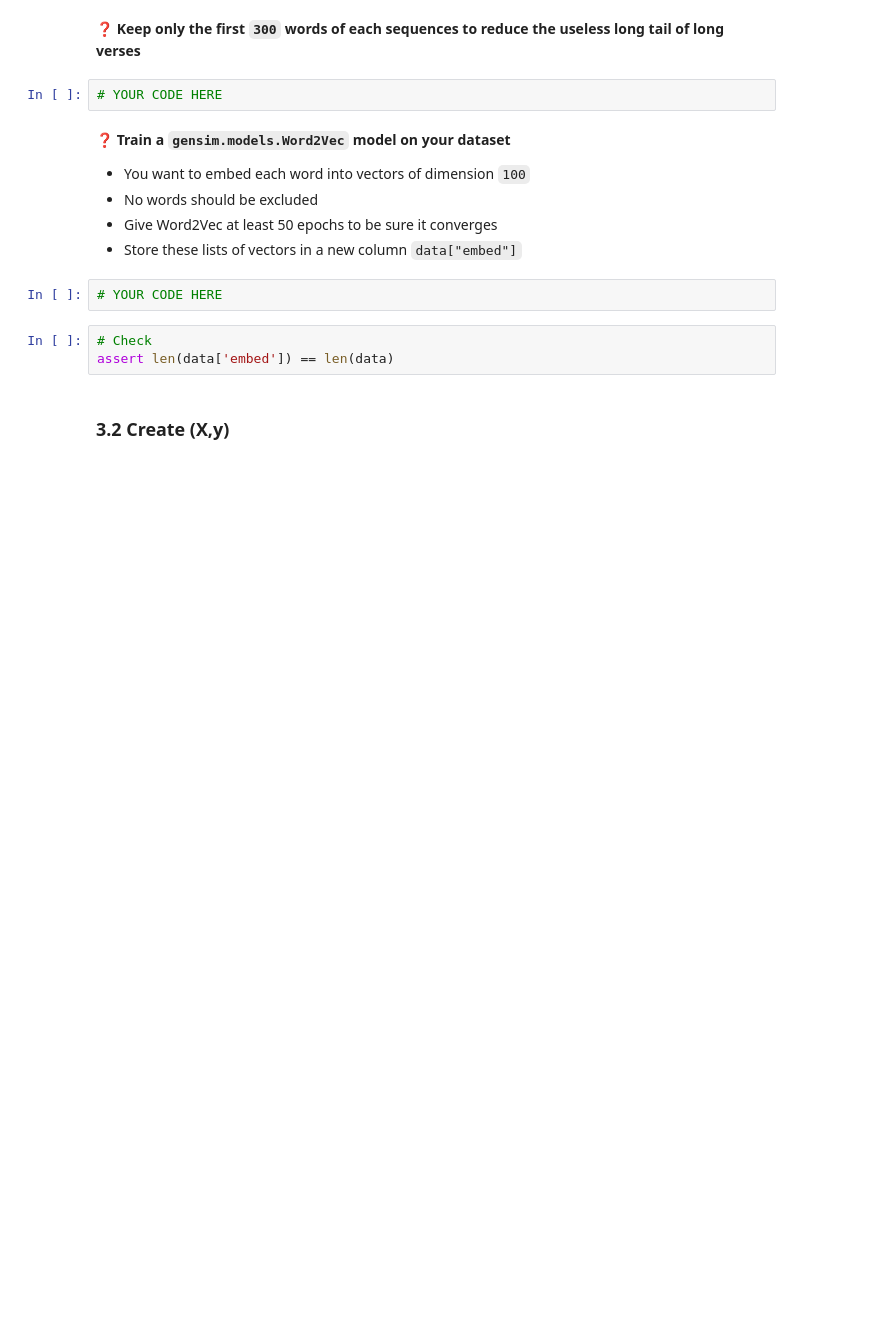
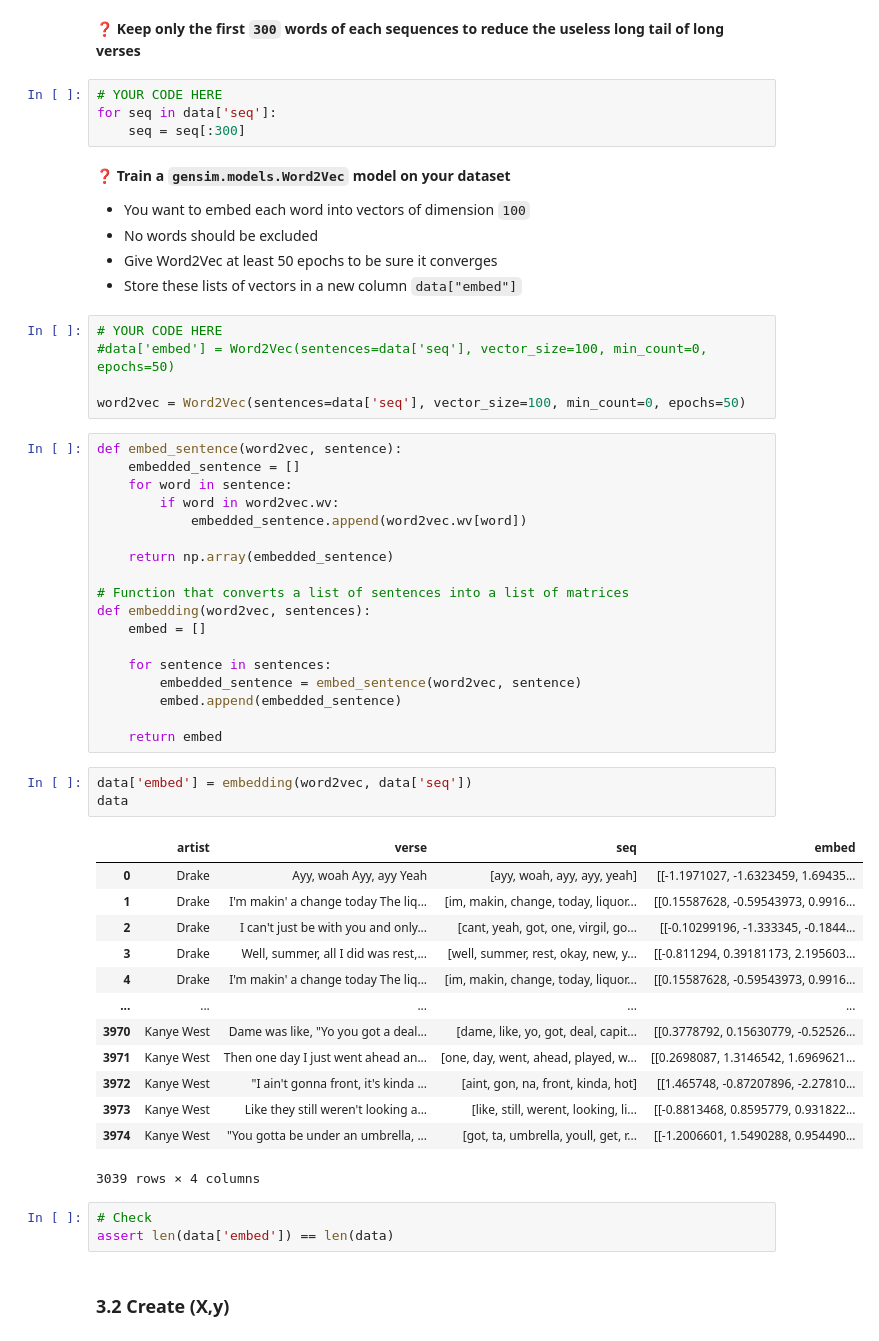
Before and after one commit to YohannD/data-certification-exam, a Jupyter notebook: recurrent_neural_network/lyrics_detector.ipynb, the cells around one changed output. Saved outputs shown, nothing was run; the diff lists cells and outputs as text; blank space fills up the shorter version.

Commit message:
done for today

```diff
--- a/recurrent_neural_network/lyrics_detector.ipynb
+++ b/recurrent_neural_network/lyrics_detector.ipynb
@@ -113,14 +270,54 @@ We now need to think about embedding our sentences into numbers. We will be usin
 ❓ **Keep only the first `300` words of each sequences to reduce the useless long tail of long verses**
 # %%
 # YOUR CODE HERE
+for seq in data['seq']:
+    seq = seq[:300]
 # %% [markdown]
 ❓ **Train a `gensim.models.Word2Vec` model on your dataset**
 - You want to embed each word into vectors of dimension `100`
 - No words should be excluded
 - Give Word2Vec at least 50 epochs to be sure it converges
 - Store these lists of vectors in a new column `data["embed"]`
-# %%
-# YOUR CODE HERE
+# %%
+# YOUR CODE HERE
+#data['embed'] = Word2Vec(sentences=data['seq'], vector_size=100, min_count=0, epochs=50)
+
+word2vec = Word2Vec(sentences=data['seq'], vector_size=100, min_count=0, epochs=50)
+# %%
+def embed_sentence(word2vec, sentence):
+    embedded_sentence = []
+    for word in sentence:
+        if word in word2vec.wv:
+            embedded_sentence.append(word2vec.wv[word])
+
+    return np.array(embedded_sentence)
+
+# Function that converts a list of sentences into a list of matrices
+def embedding(word2vec, sentences):
+    embed = []
+
+    for sentence in sentences:
+        embedded_sentence = embed_sentence(word2vec, sentence)
+        embed.append(embedded_sentence)
+
+    return embed
+# %%
+data['embed'] = embedding(word2vec, data['seq'])
+data
+# %% [output]
+|  | artist | verse | seq | embed |
+| 0 | Drake | Ayy, woah Ayy, ayy Yeah | [ayy, woah, ayy, ayy, yeah] | [[-1.1971027, -1.6323459, 1.69435... |
+| 1 | Drake | I'm makin' a change today The liq... | [im, makin, change, today, liquor... | [[0.15587628, -0.59543973, 0.9916... |
+| 2 | Drake | I can't just be with you and only... | [cant, yeah, got, one, virgil, go... | [[-0.10299196, -1.333345, -0.1844... |
+| 3 | Drake | Well, summer, all I did was rest,... | [well, summer, rest, okay, new, y... | [[-0.811294, 0.39181173, 2.195603... |
+| 4 | Drake | I'm makin' a change today The liq... | [im, makin, change, today, liquor... | [[0.15587628, -0.59543973, 0.9916... |
+| ... | ... | ... | ... | ... |
+| 3970 | Kanye West | Dame was like, "Yo you got a deal... | [dame, like, yo, got, deal, capit... | [[0.3778792, 0.15630779, -0.52526... |
+| 3971 | Kanye West | Then one day I just went ahead an... | [one, day, went, ahead, played, w... | [[0.2698087, 1.3146542, 1.6969621... |
+| 3972 | Kanye West | "I ain't gonna front, it's kinda ... | [aint, gon, na, front, kinda, hot] | [[1.465748, -0.87207896, -2.27810... |
+| 3973 | Kanye West | Like they still weren't looking a... | [like, still, werent, looking, li... | [[-0.8813468, 0.8595779, 0.931822... |
+| 3974 | Kanye West | "You gotta be under an umbrella, ... | [got, ta, umbrella, youll, get, r... | [[-1.2006601, 1.5490288, 0.954490... |
+3039 rows × 4 columns
 # %%
 # Check
 assert len(data['embed']) == len(data)
```
Also changed, not shown: parts of 30 cells of this notebook, 2 other files.
